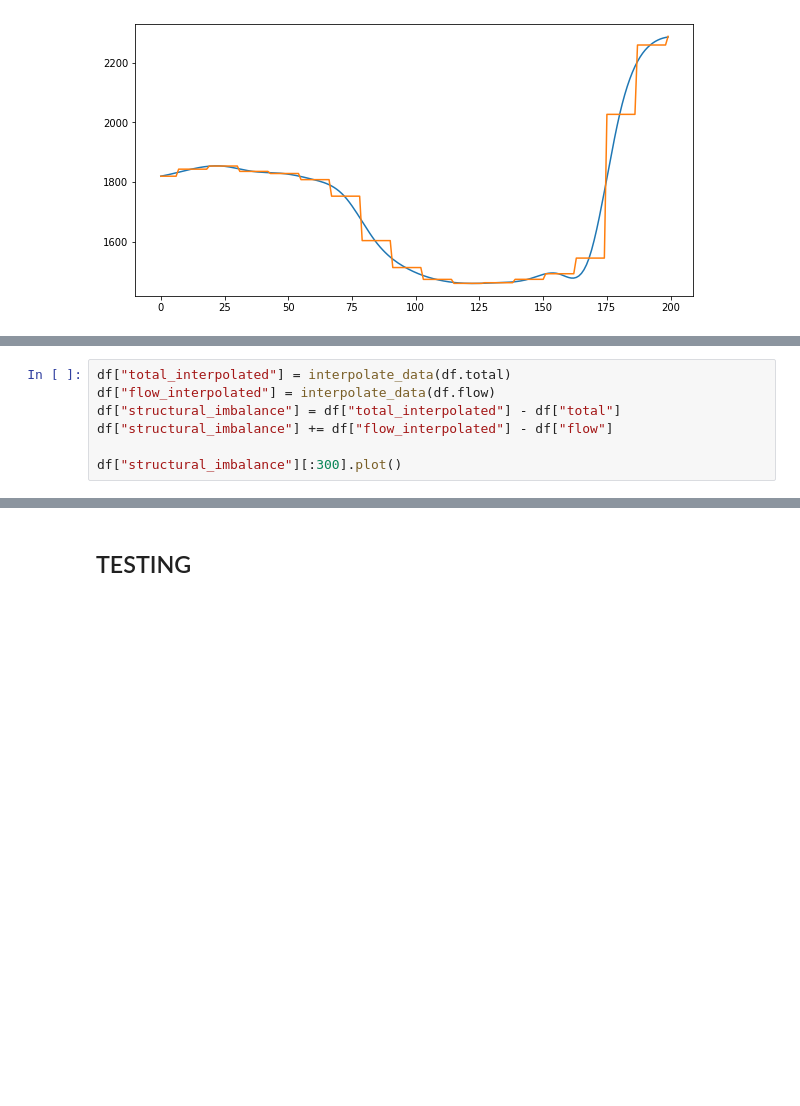
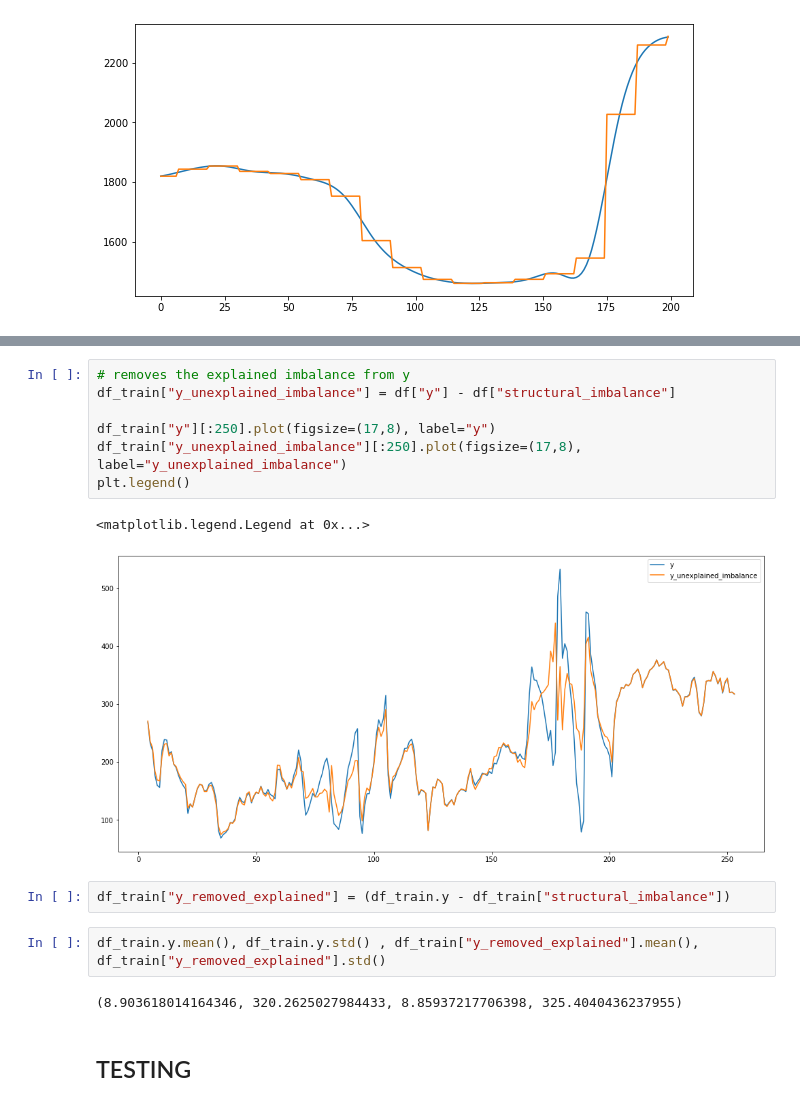
Before and after one commit to Kohmann/DL-power-imbalance-forecasting, a Jupyter notebook: data_exploration.ipynb, the cells around one changed output, grey strips where cells are left out. Cells and saved outputs as stored; diff of their text form; blank space fills up the shorter version.

```diff
--- a/data_exploration.ipynb
+++ b/data_exploration.ipynb
@@ -455,7 +467,0 @@ df.shape
-# %%
-df["total_interpolated"] = interpolate_data(df.total)
-df["flow_interpolated"] = interpolate_data(df.flow)
-df["structural_imbalance"] = df["total_interpolated"] - df["total"]
-df["structural_imbalance"] += df["flow_interpolated"] - df["flow"]
-
-df["structural_imbalance"][:300].plot()
@@ -467,3 +502,19 @@ NameError: name 'df' is not defined
+# %%
+# removes the explained imbalance from y
+df_train["y_unexplained_imbalance"] = df["y"] - df["structural_imbalance"]
+
+df_train["y"][:250].plot(figsize=(17,8), label="y")
+df_train["y_unexplained_imbalance"][:250].plot(figsize=(17,8), label="y_unexplained_imbalance")
+plt.legend()
+# %% [output]
+<matplotlib.legend.Legend at 0x...>
+[figure, added]
+# %%
+df_train["y_removed_explained"] = (df_train.y - df_train["structural_imbalance"])
+# %%
+df_train.y.mean(), df_train.y.std() , df_train["y_removed_explained"].mean(), df_train["y_removed_explained"].std()
+# %% [output]
+(8.903618014164346, 320.2625027984433, 8.85937217706398, 325.4040436237955)
 # %% [markdown]
 ## TESTING
 # %%
```
Also changed, not shown: parts of 6 cells of this notebook, 3 other files.
